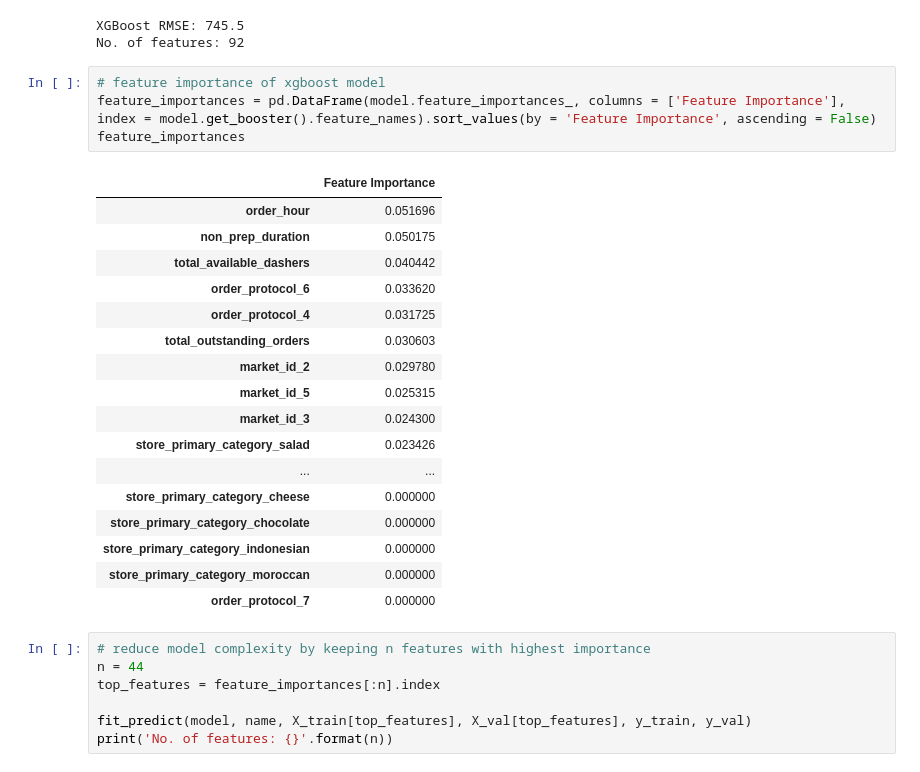
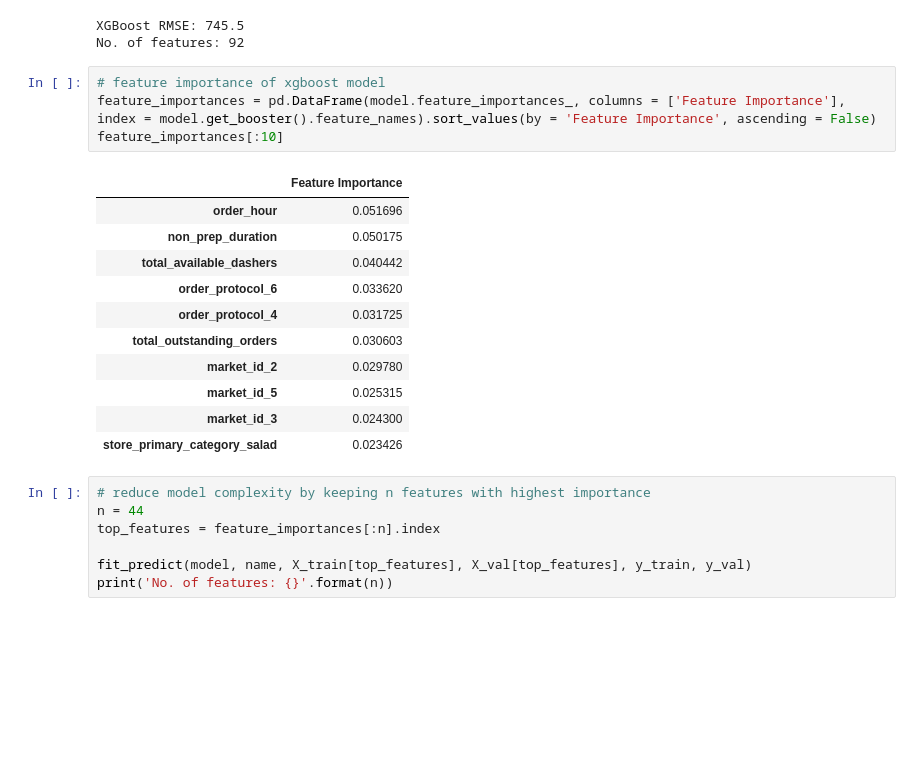
Before and after one commit to basharc77/food-delivery-time-prediction-model, a Jupyter notebook: Food Delivery Time Prediction.ipynb, the cells around one changed output. Saved outputs shown, nothing was run; the diff lists cells and outputs as text; blank space fills up the shorter version.

```diff
--- a/Food Delivery Time Prediction.ipynb
+++ b/Food Delivery Time Prediction.ipynb
@@ -423,25 +437,19 @@ No. of features: 92
 # %%
 # feature importance of xgboost model
 feature_importances = pd.DataFrame(model.feature_importances_, columns = ['Feature Importance'], index = model.get_booster().feature_names).sort_values(by = 'Feature Importance', ascending = False)
-feature_importances
+feature_importances[:10]
 # %% [output]
 |  | Feature Importance |
 | order_hour | 0.051696 |
 | non_prep_duration | 0.050175 |
 | total_available_dashers | 0.040442 |
 | order_protocol_6 | 0.033620 |
 | order_protocol_4 | 0.031725 |
 | total_outstanding_orders | 0.030603 |
 | market_id_2 | 0.029780 |
 | market_id_5 | 0.025315 |
 | market_id_3 | 0.024300 |
 | store_primary_category_salad | 0.023426 |
-| ... | ... |
-| store_primary_category_cheese | 0.000000 |
-| store_primary_category_chocolate | 0.000000 |
-| store_primary_category_indonesian | 0.000000 |
-| store_primary_category_moroccan | 0.000000 |
-| order_protocol_7 | 0.000000 |
 # %%
 # reduce model complexity by keeping n features with highest importance
 n = 44
```
Also changed, not shown: parts of 6 cells of this notebook.
